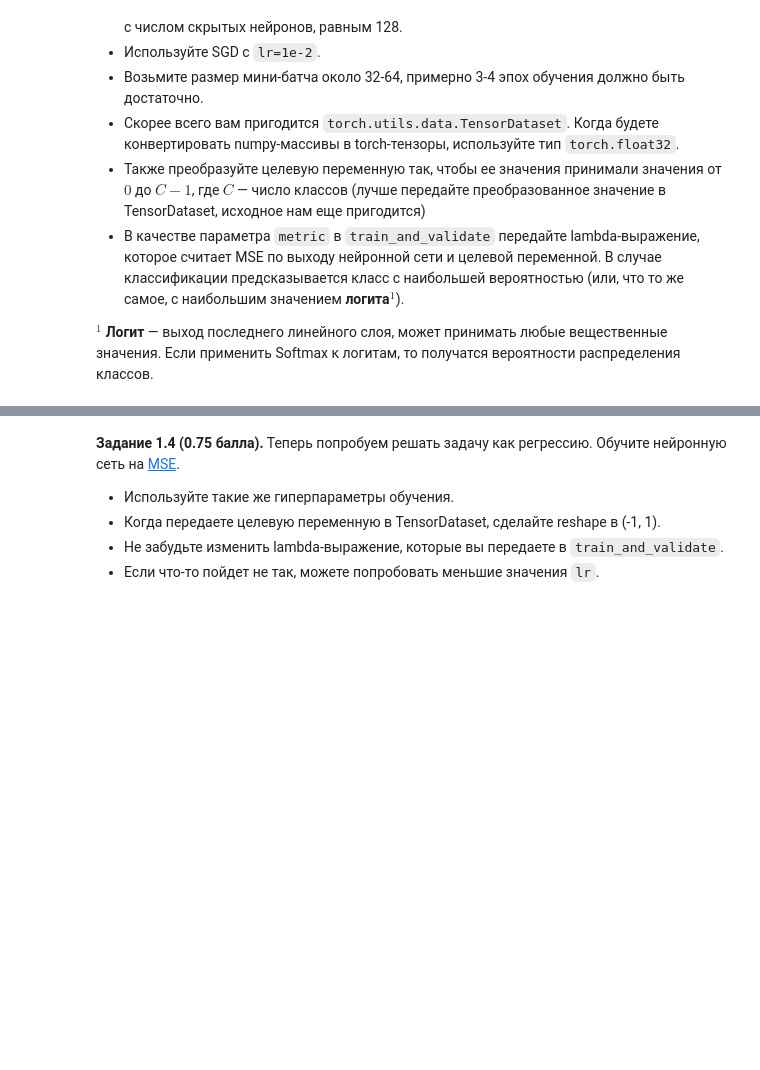
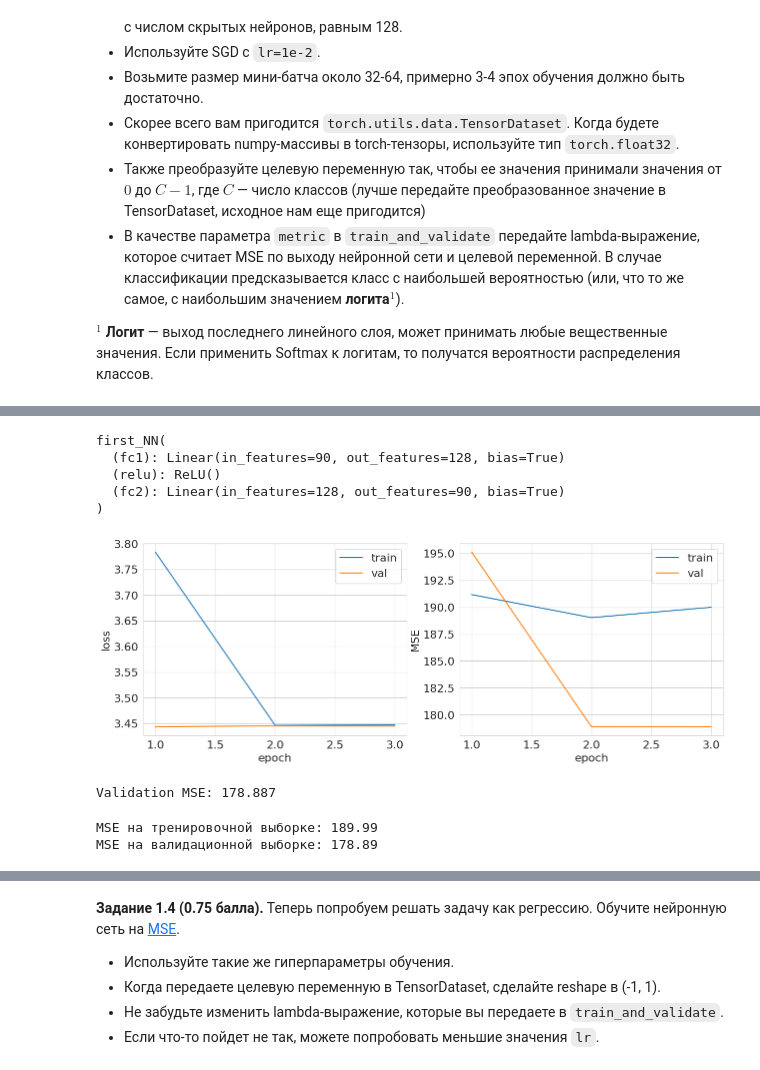
Before and after one commit to VladislavTokarev02/AI_ML_homework, a Jupyter notebook: HW1.ipynb, the cells around one changed output, grey strips where cells are left out. Cells and saved outputs as stored; diff of their text form; code cells hidden in the pictures; blank space fills up the shorter version.

```diff
--- a/HW1.ipynb
+++ b/HW1.ipynb
@@ -309,0 +352,50 @@ $^1$ **Логит** &mdash; выход последнего линейного
+# %%
+X_train_tensor = torch.tensor(X_train, dtype=torch.float32).to(device)
+y_train_tensor = torch.tensor(y_train - 1922, dtype=torch.long).to(device) # помог GPT разобраться с типом для меток классов.
+X_val_tensor = torch.tensor(X_val, dtype=torch.float32).to(device)
+y_val_tensor = torch.tensor(y_val - 1922, dtype=torch.long).to(device)
+
+train_dataset = TensorDataset(X_train_tensor, y_train_tensor)
+val_dataset = TensorDataset(X_val_tensor, y_val_tensor)
+
+train_loader = DataLoader(dataset=train_dataset, batch_size=batch_size, shuffle=True)
+val_loader = DataLoader(dataset=val_dataset, batch_size=batch_size, shuffle=False)
+# %%
+class first_NN(nn.Module):
+  def __init__(self, hidden_size, input_size, num_classes):
+    super(first_NN, self).__init__()
+    self.fc1 = nn.Linear(input_size, hidden_size)
+    self.relu = nn.ReLU()
+    self.fc2 = nn.Linear(hidden_size, num_classes)
+
+  def forward(self, x):
+      out = self.fc1(x)
+      out = self.relu(out)
+      out = self.fc2(out)
+      return out
+
+model = first_NN(hidden_size, input_size, num_classes).to(device)
+# %%
+model
+# %% [output]
+first_NN(
+  (fc1): Linear(in_features=90, out_features=128, bias=True)
+  (relu): ReLU()
+  (fc2): Linear(in_features=128, out_features=90, bias=True)
+)
+# %%
+mse_metric = lambda predictions, targets: ((predictions.argmax(dim=1).float() - targets.float()) ** 2).mean()
+# %%
+criterion = nn.CrossEntropyLoss()
+optimizer = torch.optim.Adam(model.parameters(), lr=lr)
+# %%
+train_mse, val_mse = train_and_validate(model, optimizer, criterion, mse_metric, train_loader, val_loader, num_epochs)
+# %% [output]
+[figure, added]
+Validation MSE: 178.887
+# %%
+print(f"MSE на тренировочной выборке: {train_mse:.2f}")
+print(f"MSE на валидационной выборке: {val_mse:.2f}")
+# %% [output]
+MSE на тренировочной выборке: 189.99
+MSE на валидационной выборке: 178.89
```
Also changed, not shown: parts of 56 cells of this notebook.
